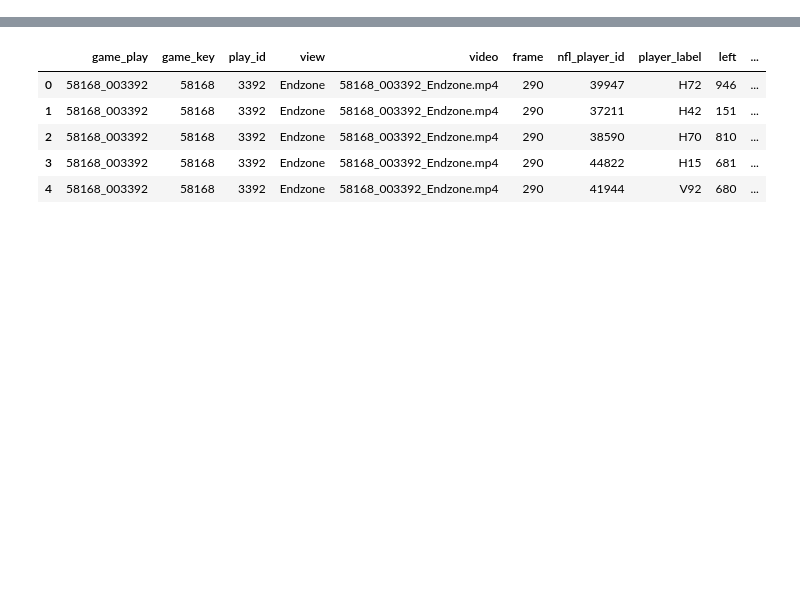
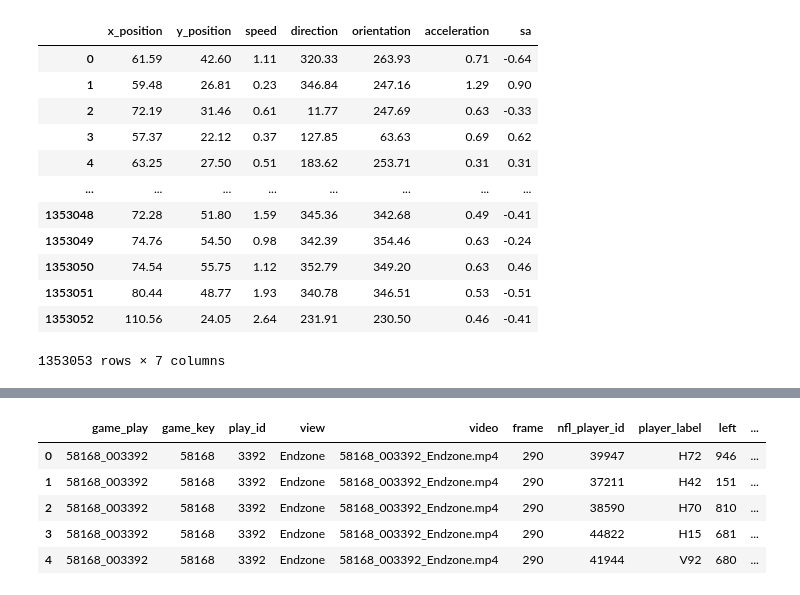
Before and after one commit to james-tn/kaggle, a Jupyter notebook: nfl_player_contact_detection/eda.ipynb, the cells around one changed output, grey strips where cells are left out. Saved outputs shown, nothing was run; the diff lists cells and outputs as text; code cells hidden in the pictures; blank space fills up the shorter version.

```diff
--- a/nfl_player_contact_detection/eda.ipynb
+++ b/nfl_player_contact_detection/eda.ipynb
@@ -8,3 +8,20 @@ import os
 
 train_labels = pd.read_csv("data/train_labels.csv")
 baseline_helmets = pd.read_csv("data/train_baseline_helmets.csv")
+train_player_tracking =pd.read_csv("data/train_player_tracking.csv")
+# %%
+train_player_tracking[['x_position', 'y_position', 'speed', 'direction', 'orientation', 'acceleration', 'sa']]
+# %% [output]
+|  | x_position | y_position | speed | direction | orientation | acceleration | sa |
+| 0 | 61.59 | 42.60 | 1.11 | 320.33 | 263.93 | 0.71 | -0.64 |
+| 1 | 59.48 | 26.81 | 0.23 | 346.84 | 247.16 | 1.29 | 0.90 |
+| 2 | 72.19 | 31.46 | 0.61 | 11.77 | 247.69 | 0.63 | -0.33 |
+| 3 | 57.37 | 22.12 | 0.37 | 127.85 | 63.63 | 0.69 | 0.62 |
+| 4 | 63.25 | 27.50 | 0.51 | 183.62 | 253.71 | 0.31 | 0.31 |
+| ... | ... | ... | ... | ... | ... | ... | ... |
+| 1353048 | 72.28 | 51.80 | 1.59 | 345.36 | 342.68 | 0.49 | -0.41 |
+| 1353049 | 74.76 | 54.50 | 0.98 | 342.39 | 354.46 | 0.63 | -0.24 |
+| 1353050 | 74.54 | 55.75 | 1.12 | 352.79 | 349.20 | 0.63 | 0.46 |
+| 1353051 | 80.44 | 48.77 | 1.93 | 340.78 | 346.51 | 0.53 | -0.51 |
+| 1353052 | 110.56 | 24.05 | 2.64 | 231.91 | 230.50 | 0.46 | -0.41 |
+1353053 rows × 7 columns
```
Also changed, not shown: parts of 8 cells of this notebook.
